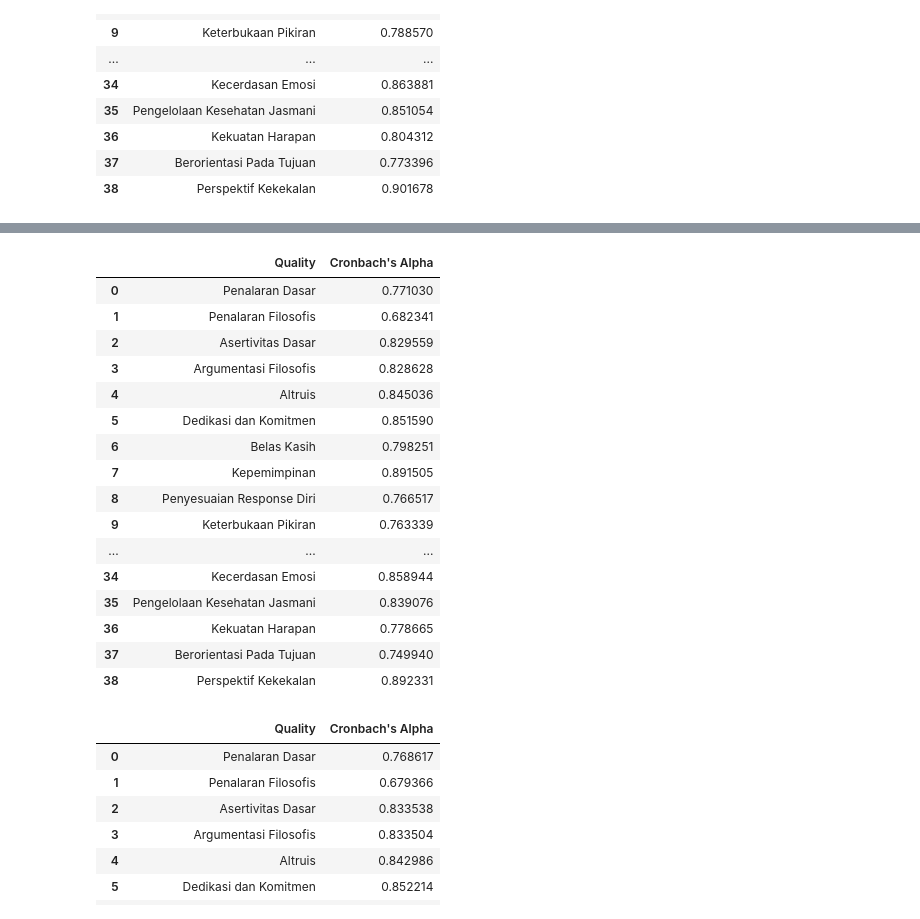
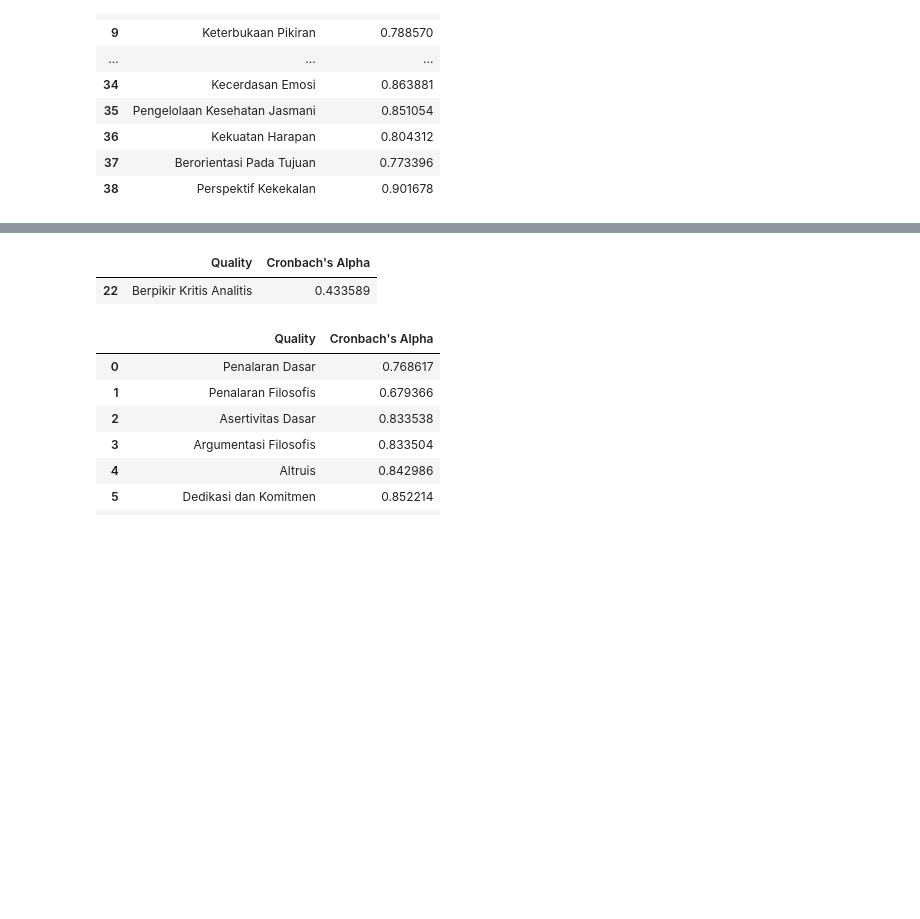
Before and after one commit to pengwen101/student-recommendation-system, a Jupyter notebook: exploratory-data-analysis.ipynb, the cells around one changed output, grey strips where cells are left out. Saved outputs shown, nothing was run; the diff lists cells and outputs as text; code cells hidden in the pictures; blank space fills up the shorter version.

```diff
--- a/exploratory-data-analysis.ipynb
+++ b/exploratory-data-analysis.ipynb
@@ -444,8 +442,8 @@ def get_cronbach_alpha(df):
 qualities = post_responses_df['Kualitas'].unique()
 quality_alphas = []
 for quality in qualities:
-    responses_df = post_responses_df[post_responses_df['Kualitas']==quality][['NRP', 'Question', 'Valid Answer']]
-    responses_df = responses_df.pivot(index='NRP', columns='Question', values='Valid Answer').reset_index().drop(columns=['NRP'])
+    responses_df = post_responses_df[post_responses_df['Kualitas']==quality][['nrp', 'question_name', 'valid_score']]
+    responses_df = responses_df.pivot(index='nrp', columns='question_name', values='valid_score').reset_index().drop(columns=['nrp'])
     alpha = get_cronbach_alpha(responses_df)
     quality_alphas.append({"Quality": quality, "Cronbach's Alpha": alpha[0]})
 
@@ -503,40 +475,26 @@ post_responses_df[(post_responses_df['nrp']=="c13250019") & (post_responses_df['
 # %%
 # mencari mahasiswa yang membuat nilai cronbach alpha jelek
 
 # standar deviasi di semua pertanyaan dalam kategori "Berpikir Kritis Analitis" = 0
 
 bka_std_df = post_responses_df[post_responses_df['Kualitas']== "Berpikir Kritis Analitis"].groupby('nrp')['score'].std()
 excluded_nrp = list(bka_std_df[bka_std_df== 0].index)
 
 post_responses_df_excluded = post_responses_df[~post_responses_df['nrp'].isin(excluded_nrp)]
 
 quality_alphas_excluded = []
 qualities = post_responses_df['Kualitas'].unique()
 for quality in qualities:
     responses_df = post_responses_df_excluded[post_responses_df_excluded['Kualitas']==quality][['nrp', 'question_name', 'valid_score']]
     responses_df = responses_df.pivot(index='nrp', columns='question_name', values='valid_score').reset_index().drop(columns=['nrp'])
     alpha = get_cronbach_alpha(responses_df)
     quality_alphas_excluded.append({"Quality": quality, "Cronbach's Alpha": alpha[0]})
 
-pd.DataFrame(quality_alphas_excluded)
+df = pd.DataFrame(quality_alphas_excluded)
+df[df['Quality'] == "Berpikir Kritis Analitis"]
 # %% [output]
 |  | Quality | Cronbach's Alpha |
-| 0 | Penalaran Dasar | 0.771030 |
-| 1 | Penalaran Filosofis | 0.682341 |
-| 2 | Asertivitas Dasar | 0.829559 |
-| 3 | Argumentasi Filosofis | 0.828628 |
-| 4 | Altruis | 0.845036 |
-| 5 | Dedikasi dan Komitmen | 0.851590 |
-| 6 | Belas Kasih | 0.798251 |
-| 7 | Kepemimpinan | 0.891505 |
-| 8 | Penyesuaian Response Diri | 0.766517 |
-| 9 | Keterbukaan Pikiran | 0.763339 |
-| ... | ... | ... |
-| 34 | Kecerdasan Emosi | 0.858944 |
-| 35 | Pengelolaan Kesehatan Jasmani | 0.839076 |
-| 36 | Kekuatan Harapan | 0.778665 |
-| 37 | Berorientasi Pada Tujuan | 0.749940 |
-| 38 | Perspektif Kekekalan | 0.892331 |
+| 22 | Berpikir Kritis Analitis | 0.433589 |
 # %%
 # we didnt find the culprit
 
```
Also changed, not shown: parts of 7 cells of this notebook, 24 other files.
